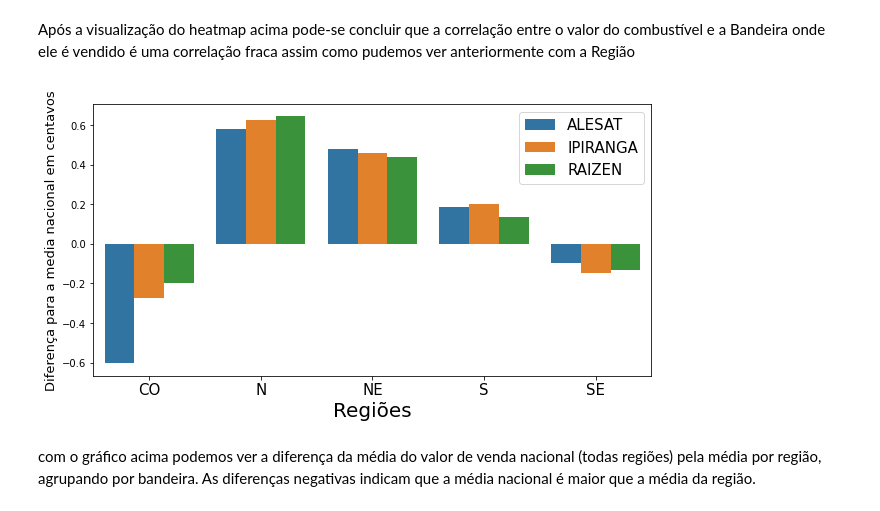
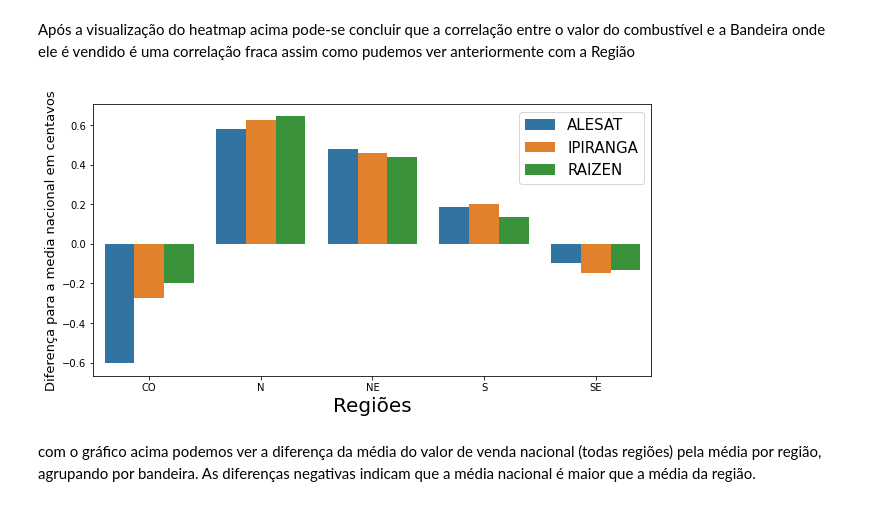
Before and after one commit to gustavovarella/Projeto_m4, a Jupyter notebook: PROJETO_M4.ipynb, the cells around one changed output. Drawn from its saved outputs; the diff is of its cells as text; code cells hidden in the pictures.

```diff
--- a/PROJETO_M4.ipynb
+++ b/PROJETO_M4.ipynb
@@ -653,22 +653,21 @@ Após a visualização do heatmap acima pode-se concluir que a correlação entr
 # %%
 bandeiras = df_completo[(df_completo['Bandeira'] == 'RAIZEN')|\
                         (df_completo['Bandeira'] == 'PETROBRAS DISTRIBUIDORA S.A.')|\
                         (df_completo['Bandeira'] == 'IPIRANGA')|\
                         (df_completo['Bandeira'] == 'ALESAT')].groupby(['Regiao','Bandeira'])
 bandeiras = bandeiras['Valor_de_Venda'].describe()
 bandeiras.reset_index(inplace=True)
 media_nacional = df_completo['Valor_de_Venda'].mean()
 bandeiras['mean'] = bandeiras['mean']- media_nacional #fazendo diferença da média nacioal pela média de acordo com a bandeira e região
 plt.figure(figsize=(10,5)) #determinando o tamanho da figura
 current_palette_7 = sns.color_palette("hls",4) #usado para colorir o gráfico
 ax =sns.barplot(x='Regiao',y='mean',hue='Bandeira',data=bandeiras) # desenhar o grafico
 plt.legend(loc='best',prop={'size':15}) #legenda
 ax.set_ylabel ( 'Diferença para a media nacional em centavos',fontsize = 13)
 ax.set_xlabel( xlabel='Regiões',fontsize = 20)
-plt.xticks(fontsize=15)
 print()
 # %% [output]
-[figure, old version]
+[figure, new version]
 # %% [markdown]
 com o gráfico acima podemos ver a diferença da média do valor de venda nacional (todas regiões) pela média por região, agrupando por bandeira. As diferenças negativas indicam que a média nacional é maior que a média da região.
 # %% [markdown]
```
